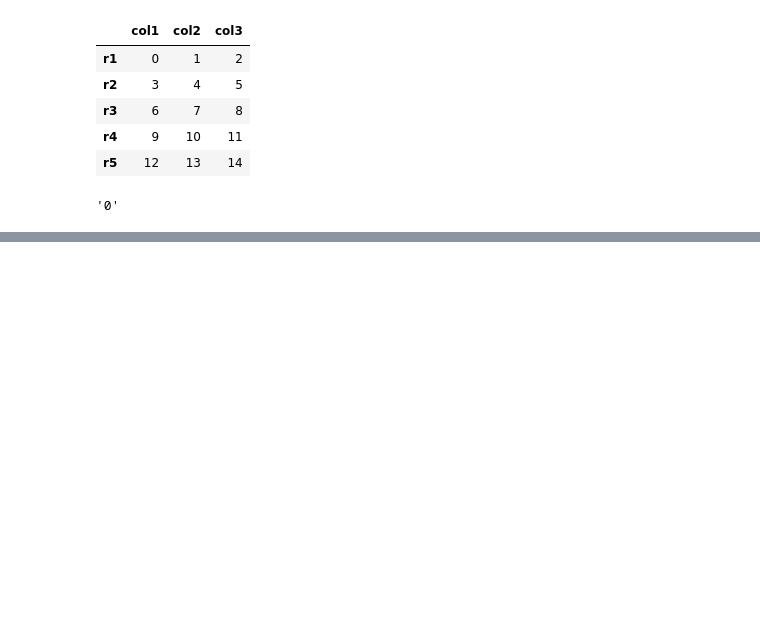
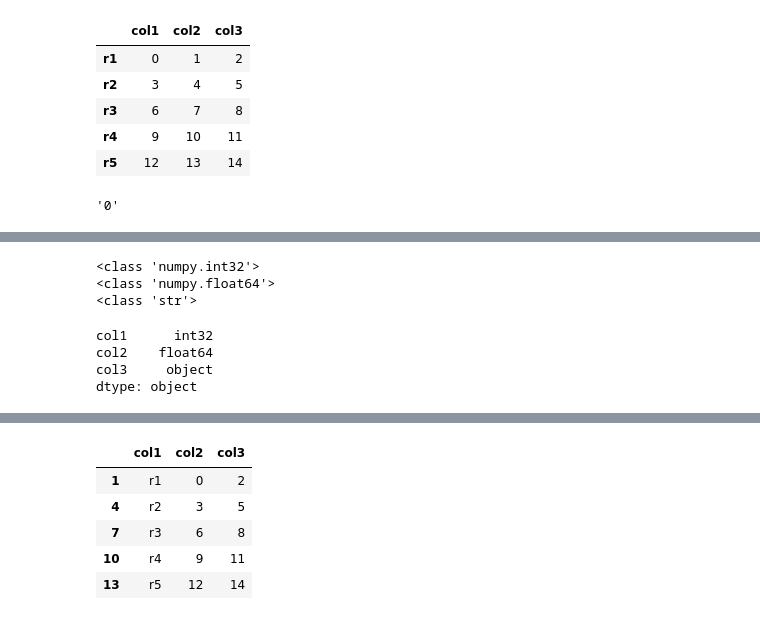
Before and after one commit to ShimnaA/MachineLearning_DeepLearning, a Jupyter notebook: python_exercise/Python_Exercise3.ipynb, the cells around one changed output, grey strips where cells are left out. Saved outputs shown, nothing was run; the diff lists cells and outputs as text; code cells hidden in the pictures; blank space fills up the shorter version.

```diff
--- a/python_exercise/Python_Exercise3.ipynb
+++ b/python_exercise/Python_Exercise3.ipynb
@@ -348,0 +353,18 @@ df['col1']['r1']
+# %%
+print(type(df['col1']['r1']))
+print(type(df['col2']['r1']))
+print(type(df['col3']['r1']))
+# %% [output]
+<class 'numpy.int32'>
+<class 'numpy.float64'>
+<class 'str'>
+# %%
+df.dtypes
+# %% [output]
+col1      int32
+col2    float64
+col3     object
+dtype: object
+# %%
+pd.read_csv(StringIO(data), index_col=2)
+# %% [output]
@@ -348,0 +372,6 @@ df['col1']['r1']
+|  | col1 | col2 | col3 |
+| 1 | r1 | 0 | 2 |
+| 4 | r2 | 3 | 5 |
+| 7 | r3 | 6 | 8 |
+| 10 | r4 | 9 | 11 |
+| 13 | r5 | 12 | 14 |
```
Also changed, not shown: parts of 10 cells of this notebook.
